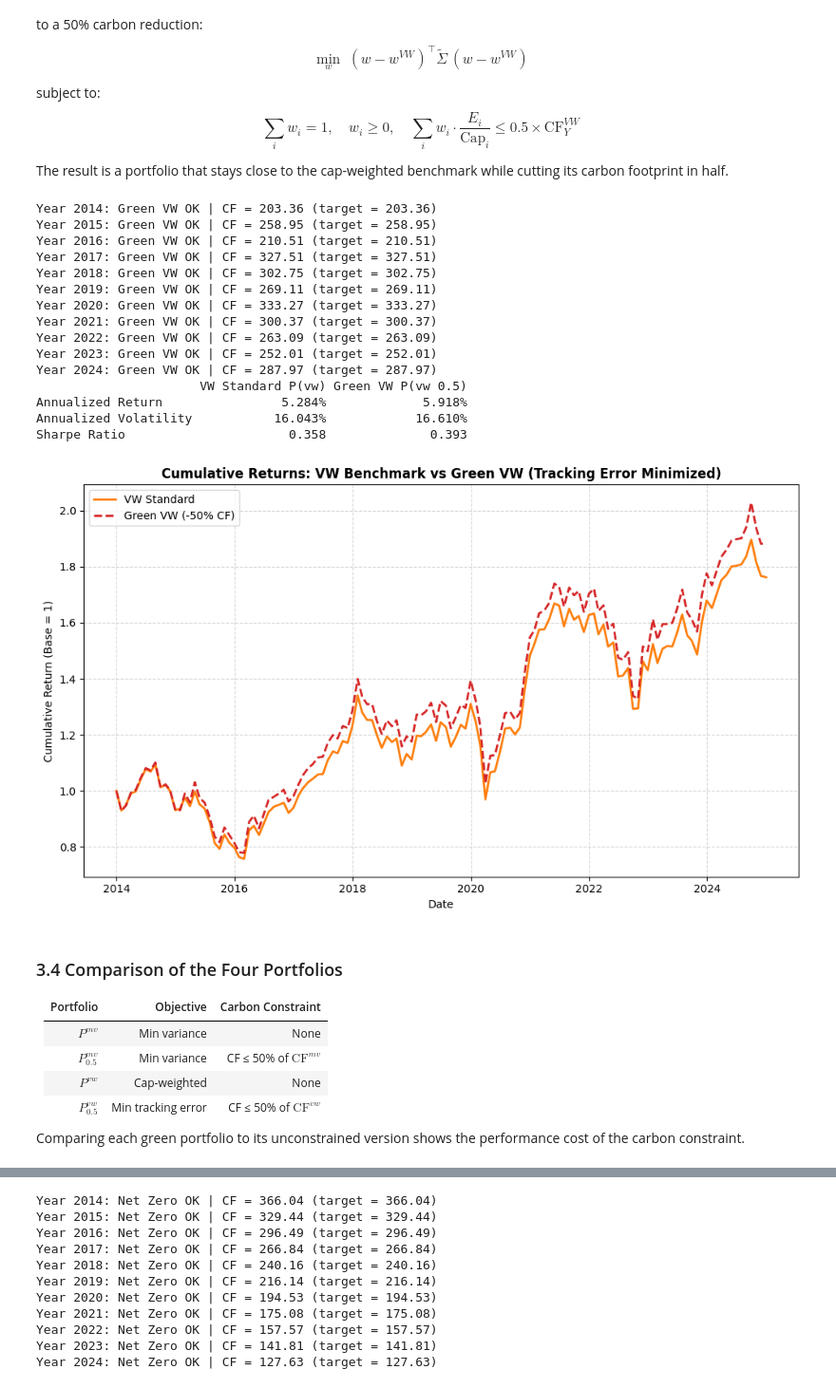
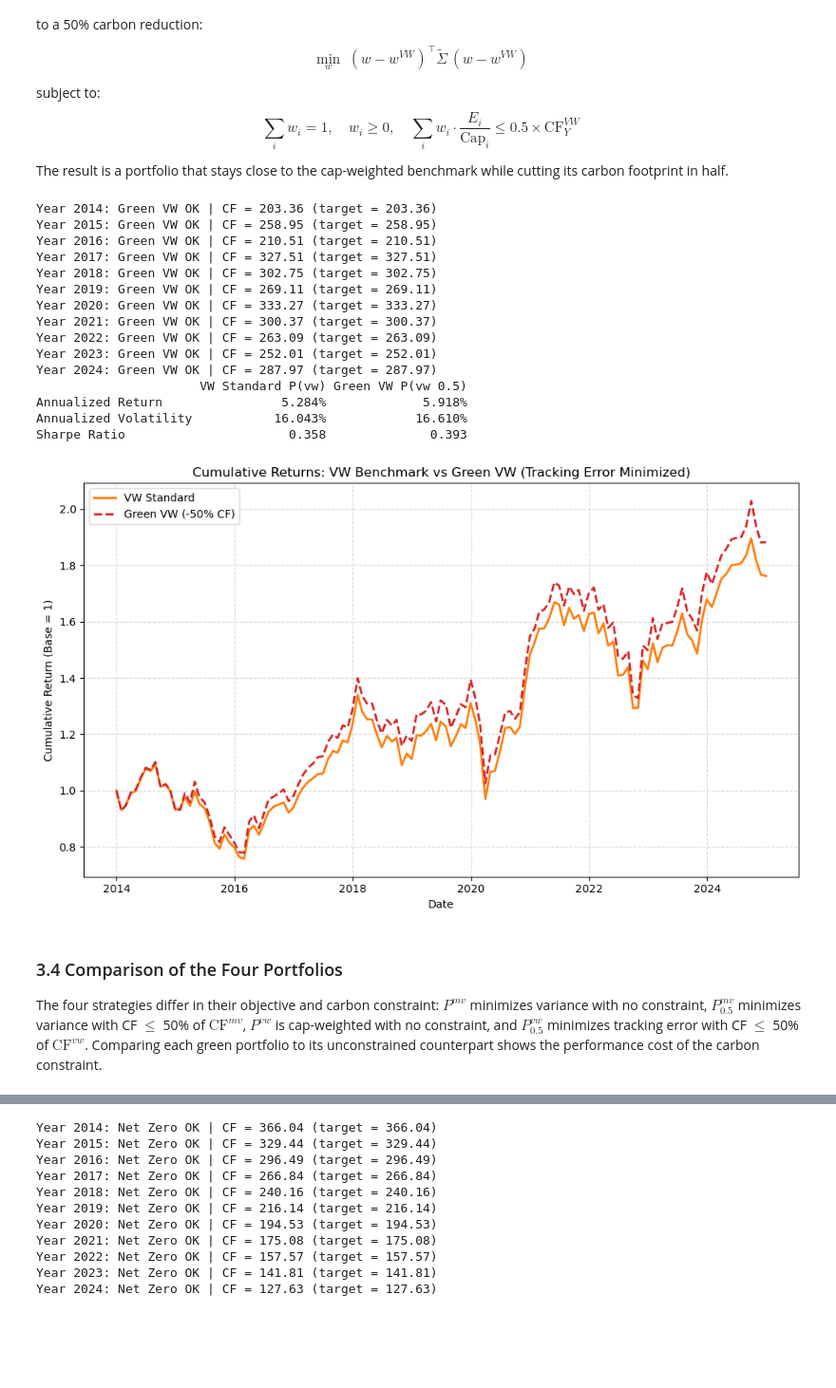
Before and after one commit to yvdri/Sustainability-Aware-Asset-Management-BB, a Jupyter notebook: Sustainability_Aware_Asset_Management_Group_BB.ipynb, the cells around one changed output, grey strips where cells are left out. Shown at 95% size. Cells and saved outputs as stored; diff of their text form; code cells hidden in the pictures; blank space fills up the shorter version.

```diff
--- a/Sustainability_Aware_Asset_Management_Group_BB.ipynb
+++ b/Sustainability_Aware_Asset_Management_Group_BB.ipynb
@@ -931,7 +915,7 @@ for year in range(2014, 2025):
     isins = filtered_carbon_isin_dict[year]
     N = len(isins)
 
-    E_i   = co2_scope1.loc[isins, prev_year]
+    E_i = co2_scope1.loc[isins, prev_year]
     Cap_i = mv_yearly.loc[isins, prev_year]
 
     c_vector = (E_i / Cap_i).fillna(0.0).values
@@ -961,6 +945,8 @@ for year in range(2014, 2025):
         print(f"Year {year}: optimization failed ({prob.status})")
 
 weights_te_df = pd.DataFrame(tracking_weights_dict).fillna(0.0)
+
+# ex-post simulation
 portfolio_returns_te = []
 
 for year in range(2014, 2025):
@@ -983,15 +969,15 @@ pf_ret_vw_c = pd.Series(
 
 rf_series_te = rf.shift(1).reindex(pf_ret_vw_c.index)
 
-ann_return_vw_c     = ((1 + pf_ret_vw_c).prod()) ** (12 / len(pf_ret_vw_c)) - 1
-sigma_monthly_vw_c  = pf_ret_vw_c.std(ddof=1)
+ann_return_vw_c = ((1 + pf_ret_vw_c).prod()) ** (12 / len(pf_ret_vw_c)) - 1
+sigma_monthly_vw_c = pf_ret_vw_c.std(ddof=1)
 ann_volatility_vw_c = sigma_monthly_vw_c * np.sqrt(12)
-excess_ret_vw_c     = pf_ret_vw_c - rf_series_te
-ann_sharpe_vw_c     = (excess_ret_vw_c.mean() / sigma_monthly_vw_c) * np.sqrt(12)
+excess_ret_vw_c = pf_ret_vw_c - rf_series_te
+ann_sharpe_vw_c = (excess_ret_vw_c.mean() / sigma_monthly_vw_c) * np.sqrt(12)
 
 comp_vw_df = pd.DataFrame({
-    "VW Standard P(vw)":  [ann_return_vw,   ann_volatility_vw,   ann_sharpe_vw],
-    "Green VW P(vw 0.5)":  [ann_return_vw_c, ann_volatility_vw_c, ann_sharpe_vw_c]
+    "VW Standard P(vw)": [ann_return_vw, ann_volatility_vw, ann_sharpe_vw],
+    "Green VW P(vw 0.5)": [ann_return_vw_c, ann_volatility_vw_c, ann_sharpe_vw_c]
 }, index=["Annualized Return", "Annualized Volatility", "Sharpe Ratio"])
 fmt_vw_df = comp_vw_df.copy().astype(object)
 for col in fmt_vw_df.columns:
@@ -1000,46 +986,39 @@ for col in fmt_vw_df.columns:
         f"{comp_vw_df[col].iloc[1]:.3%}",
         f"{comp_vw_df[col].iloc[2]:.3f}"
     ]
 print(fmt_vw_df)
 
 cumret_vw_c = pd.concat([pd.Series({pd.Timestamp("2013-12-31"): 1.0}), (1 + pf_ret_vw_c).cumprod()])
 
 plt.figure(figsize=(10, 6))
-plt.plot(cumret_vw.index,   cumret_vw.values,   label="VW Standard",       color='tab:orange', linewidth=2)
-plt.plot(cumret_vw_c.index, cumret_vw_c.values, label="Green VW (-50% CF)", color='tab:red',    linewidth=2, linestyle='--')
-plt.title("Cumulative Returns: VW Benchmark vs Green VW (Tracking Error Minimized)", fontweight='bold')
+plt.plot(cumret_vw.index, cumret_vw.values, label="VW Standard", color='tab:orange', linewidth=2)
+plt.plot(cumret_vw_c.index, cumret_vw_c.values, label="Green VW (-50% CF)", color='tab:red', linewidth=2, linestyle='--')
+plt.title("Cumulative Returns: VW Benchmark vs Green VW (Tracking Error Minimized)")
 plt.xlabel("Date")
 plt.ylabel("Cumulative Return (Base = 1)")
 plt.legend()
 plt.grid(True, linestyle='--', alpha=0.5)
 plt.tight_layout()
 plt.show()
 # %% [output]
 Year 2014: Green VW OK | CF = 203.36 (target = 203.36)
 Year 2015: Green VW OK | CF = 258.95 (target = 258.95)
 Year 2016: Green VW OK | CF = 210.51 (target = 210.51)
 Year 2017: Green VW OK | CF = 327.51 (target = 327.51)
 Year 2018: Green VW OK | CF = 302.75 (target = 302.75)
 Year 2019: Green VW OK | CF = 269.11 (target = 269.11)
 Year 2020: Green VW OK | CF = 333.27 (target = 333.27)
 Year 2021: Green VW OK | CF = 300.37 (target = 300.37)
 Year 2022: Green VW OK | CF = 263.09 (target = 263.09)
 Year 2023: Green VW OK | CF = 252.01 (target = 252.01)
 Year 2024: Green VW OK | CF = 287.97 (target = 287.97)
                       VW Standard P(vw) Green VW P(vw 0.5)
 Annualized Return                5.284%             5.918%
 Annualized Volatility           16.043%            16.610%
 Sharpe Ratio                      0.358              0.393
-[figure, old version]
+[figure, new version]
 # %% [markdown]
 ### 3.4 Comparison of the Four Portfolios
 
-| Portfolio | Objective | Carbon Constraint |
-|---|---|---|
-| $P^{mv}$ | Min variance | None |
-| $P^{mv}_{0.5}$ | Min variance | CF ≤ 50% of $\mathrm{CF}^{mv}$ |
-| $P^{vw}$ | Cap-weighted | None |
-| $P^{vw}_{0.5}$ | Min tracking error | CF ≤ 50% of $\mathrm{CF}^{vw}$ |
-
-Comparing each green portfolio to its unconstrained version shows the performance cost of the carbon constraint.
+The four strategies differ in their objective and carbon constraint: $P^{mv}$ minimizes variance with no constraint, $P^{mv}_{0.5}$ minimizes variance with CF $\leq$ 50% of $\mathrm{CF}^{mv}$, $P^{vw}$ is cap-weighted with no constraint, and $P^{vw}_{0.5}$ minimizes tracking error with CF $\leq$ 50% of $\mathrm{CF}^{vw}$. Comparing each green portfolio to its unconstrained counterpart shows the performance cost of the carbon constraint.
 # %%
```
Also changed, not shown: parts of 21 cells of this notebook.
